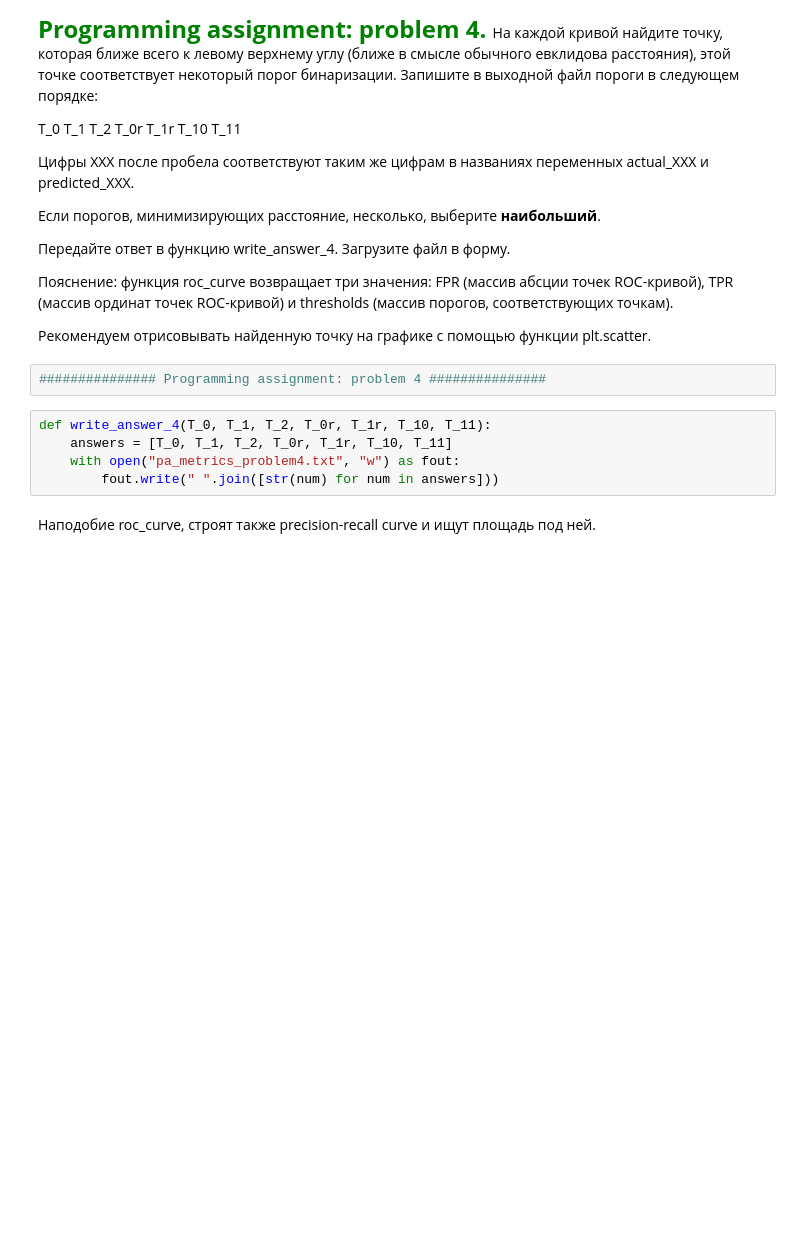
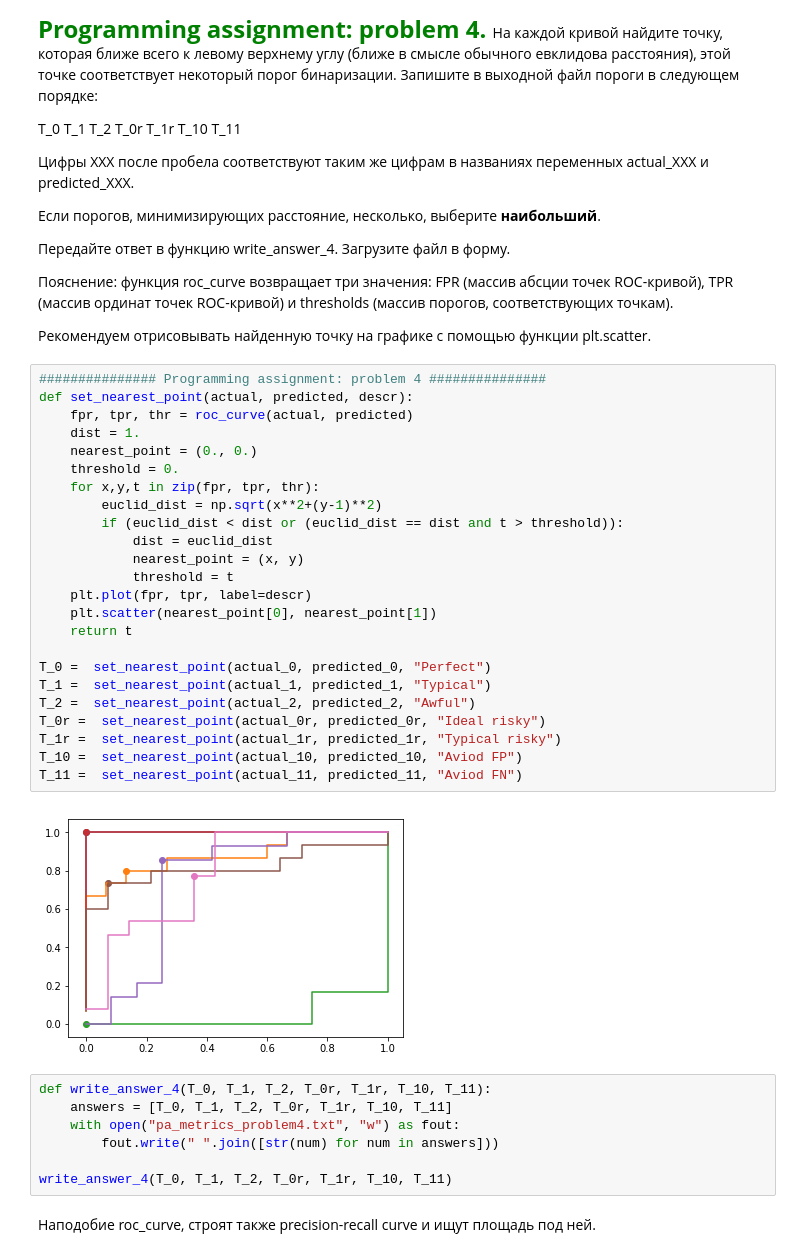
Before and after one commit to AniSkyWorker/NTP, a Jupyter notebook: MetricsPA/MetricsPA.ipynb, the cells around one changed output. Drawn from its saved outputs; the diff is of its cells as text; blank space fills up the shorter version.

```diff
--- a/MetricsPA/MetricsPA.ipynb
+++ b/MetricsPA/MetricsPA.ipynb
@@ -485,13 +501,39 @@ T_0 T_1 T_2 T_0r T_1r T_10 T_11
 Пояснение: функция roc_curve возвращает три значения: FPR (массив абсции точек ROC-кривой), TPR (массив ординат точек ROC-кривой) и thresholds (массив порогов, соответствующих точкам).
 
 Рекомендуем отрисовывать найденную точку на графике с помощью функции plt.scatter.
-# %%
-############### Programming assignment: problem 4 ###############
+# %%
+############### Programming assignment: problem 4 ###############
+def set_nearest_point(actual, predicted, descr):
+    fpr, tpr, thr = roc_curve(actual, predicted)
+    dist = 1.
+    nearest_point = (0., 0.)
+    threshold = 0.
+    for x,y,t in zip(fpr, tpr, thr):
+        euclid_dist = np.sqrt(x**2+(y-1)**2)
+        if (euclid_dist < dist or (euclid_dist == dist and t > threshold)):
+            dist = euclid_dist
+            nearest_point = (x, y)
+            threshold = t
+    plt.plot(fpr, tpr, label=descr)
+    plt.scatter(nearest_point[0], nearest_point[1])
+    return t
+
+T_0 =  set_nearest_point(actual_0, predicted_0, "Perfect")
+T_1 =  set_nearest_point(actual_1, predicted_1, "Typical")
+T_2 =  set_nearest_point(actual_2, predicted_2, "Awful")
+T_0r =  set_nearest_point(actual_0r, predicted_0r, "Ideal risky")
+T_1r =  set_nearest_point(actual_1r, predicted_1r, "Typical risky")
+T_10 =  set_nearest_point(actual_10, predicted_10, "Aviod FP")
+T_11 =  set_nearest_point(actual_11, predicted_11, "Aviod FN")
+# %% [output]
+[figure, added]
 # %%
 def write_answer_4(T_0, T_1, T_2, T_0r, T_1r, T_10, T_11):
     answers = [T_0, T_1, T_2, T_0r, T_1r, T_10, T_11]
     with open("pa_metrics_problem4.txt", "w") as fout:
         fout.write(" ".join([str(num) for num in answers]))
+
+write_answer_4(T_0, T_1, T_2, T_0r, T_1r, T_10, T_11)
 # %% [markdown]
 Наподобие roc_curve, строят также precision-recall curve и ищут площадь под ней.
 # %% [markdown]
```
Also changed, not shown: parts of 4 cells of this notebook, 2 other files.
